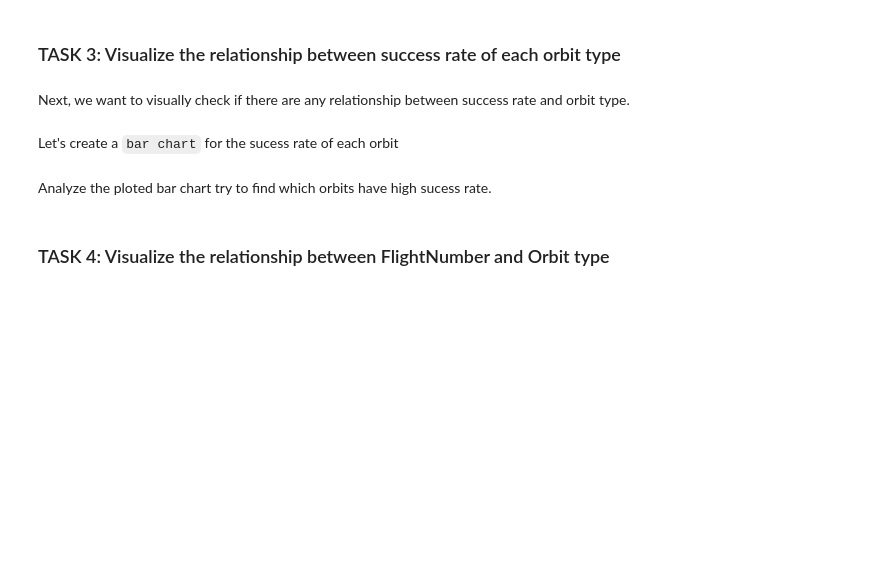
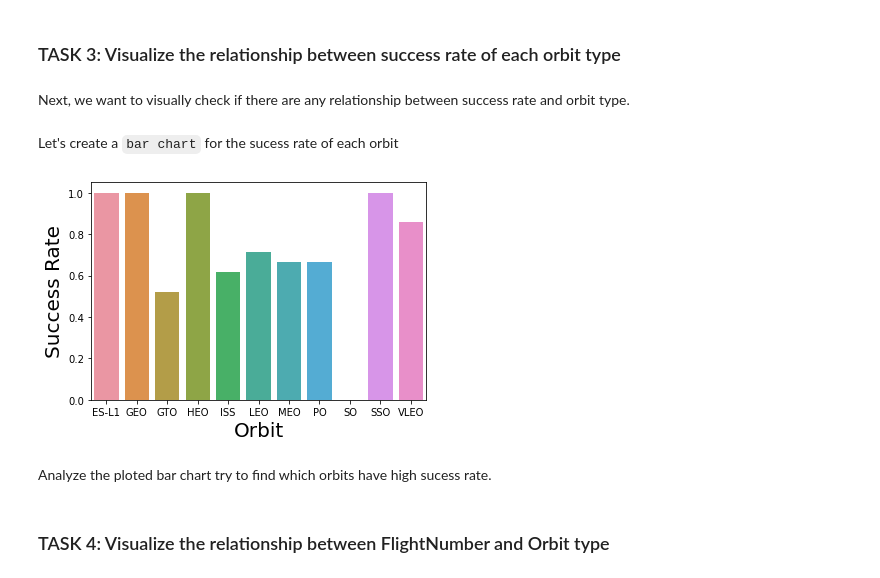
Before and after one commit to rhCat/IBM-Couse, a Jupyter notebook: Week_2_EDA/jupyter-labs-eda-dataviz.ipynb, the cells around one changed output. Cells and saved outputs as stored; diff of their text form; code cells hidden in the pictures; blank space fills up the shorter version.

```diff
--- a/Week_2_EDA/jupyter-labs-eda-dataviz.ipynb
+++ b/Week_2_EDA/jupyter-labs-eda-dataviz.ipynb
@@ -105,5 +130,15 @@ Let's create a `bar chart` for the sucess rate of each orbit
+# %%
+Orbit_mean=df.groupby(by="Orbit").mean()
 # %%
 # HINT use groupby method on Orbit column and get the mean of Class column
+x_val=Orbit_mean['Class']
+y_val=Orbit_mean.index
+sns.barplot(y_val, x_val)
+plt.xlabel('Orbit',fontsize=20)
+plt.ylabel('Success Rate',fontsize=20)
+plt.show()
+# %% [output]
+[figure, added]
 # %% [markdown]
 Analyze the ploted bar chart try to find which orbits have high sucess rate.
 # %% [markdown]
```
Also changed, not shown: parts of 16 cells of this notebook, 3 other files.
